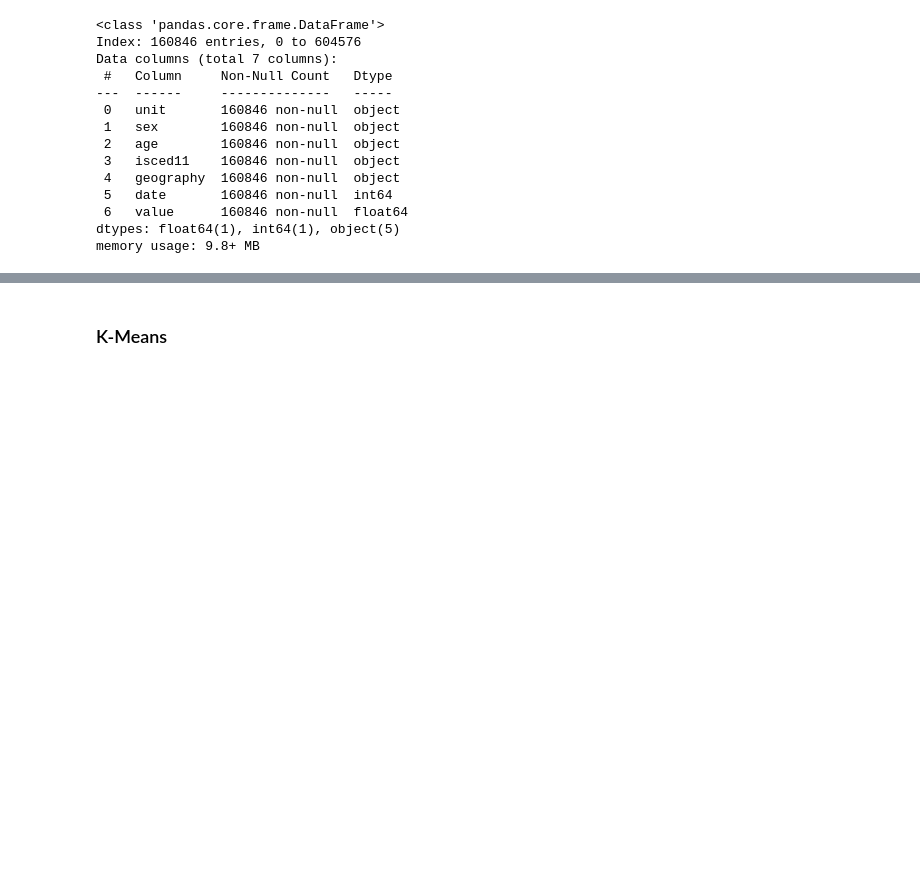
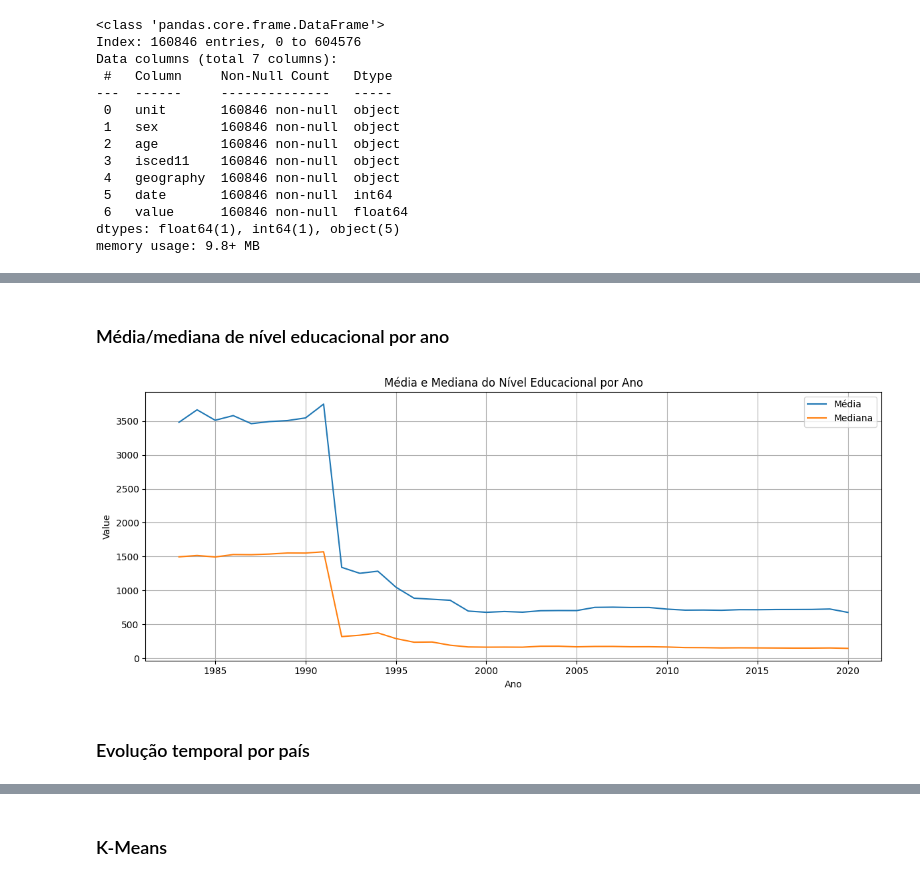
Before and after one commit to FelipeSteudel/Felipe_Steudel-CA1-ML_for_Business, a Jupyter notebook: Felipe Steudel - CA1 - Machine Learning for Business.ipynb, the cells around one changed output, grey strips where cells are left out. Cells and saved outputs as stored; diff of their text form; code cells hidden in the pictures; blank space fills up the shorter version.

```diff
--- a/Felipe Steudel - CA1 - Machine Learning for Business.ipynb
+++ b/Felipe Steudel - CA1 - Machine Learning for Business.ipynb
@@ -314,0 +318,20 @@ memory usage: 9.8+ MB
+# %% [markdown]
+### Média/mediana de nível educacional por ano
+# %%
+mean_per_year = df.groupby('date')['value'].mean()
+median_per_year = df.groupby('date')['value'].median()
+# %%
+plt.figure(figsize=(12, 5))
+mean_per_year.plot(label='Média')
+median_per_year.plot(label='Mediana')
+plt.title("Média e Mediana do Nível Educacional por Ano")
+plt.xlabel("Ano")
+plt.ylabel("Value")
+plt.legend()
+plt.grid()
+plt.tight_layout()
+plt.show()
+# %% [output]
+[figure, added]
+# %% [markdown]
+### Evolução temporal por país
```
Also changed, not shown: parts of 7 cells of this notebook.
